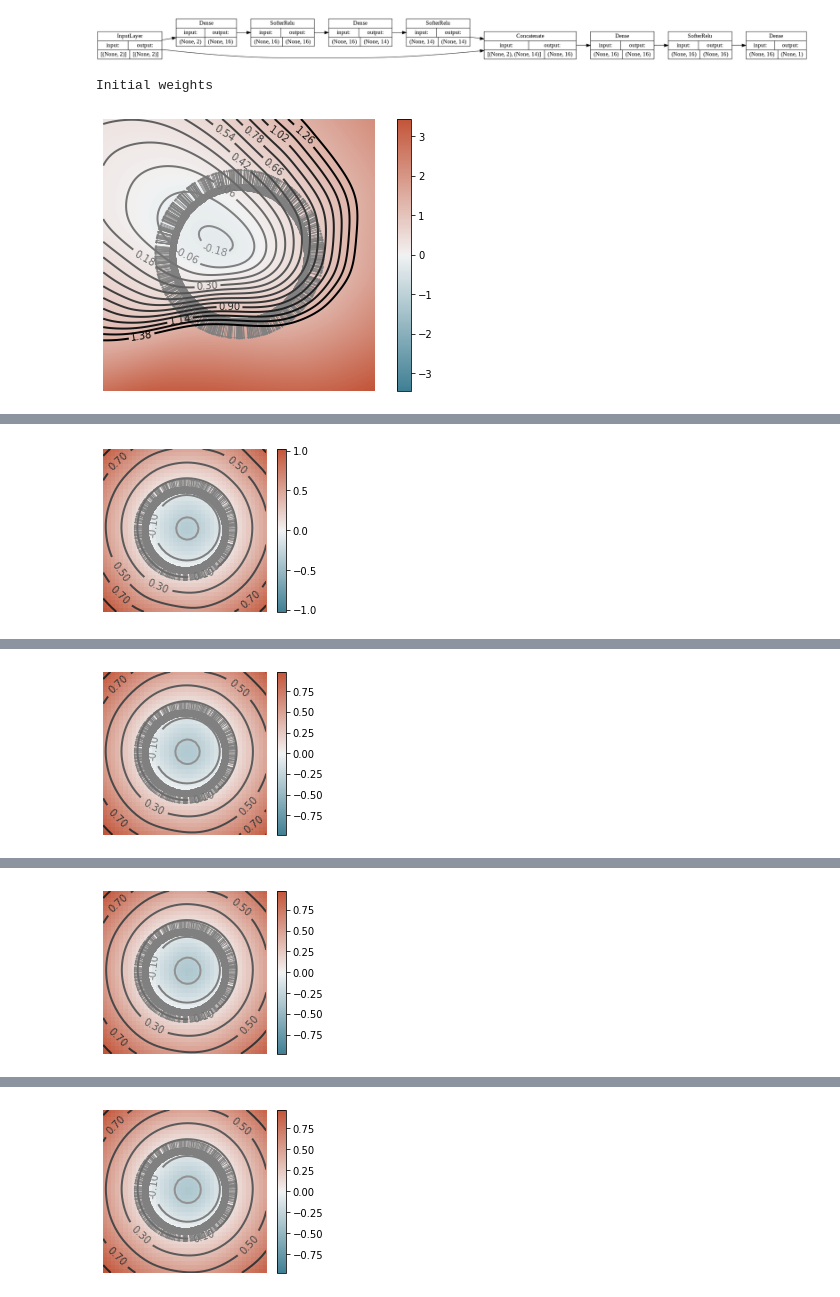
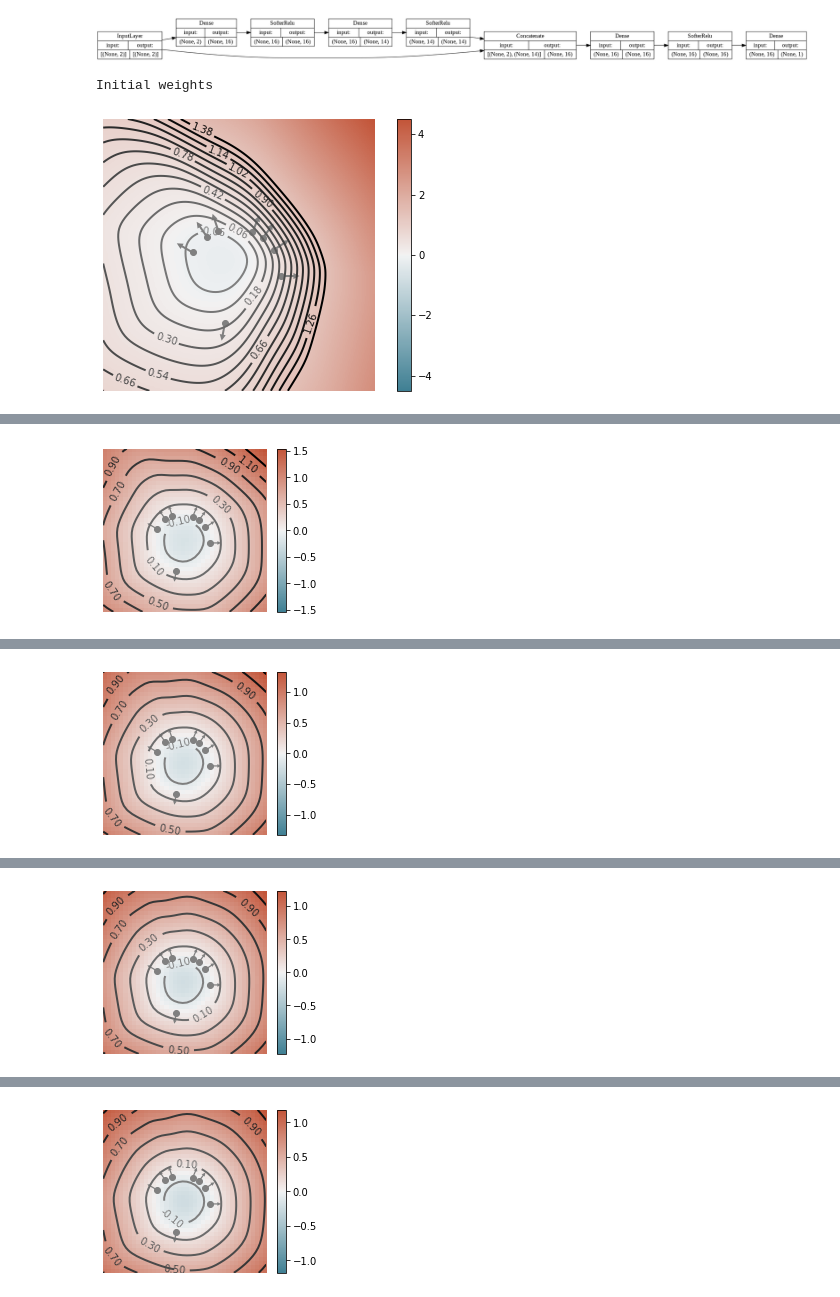
Before and after one commit to Egoago/Onlab, a Jupyter notebook: Önlab.ipynb, the cells around one changed output, grey strips where cells are left out. Drawn from its saved outputs; the diff is of its cells as text; code cells hidden in the pictures.

```diff
--- a/Önlab.ipynb
+++ b/Önlab.ipynb
@@ -50,19 +50,20 @@ fourPointsN = np.array([
                    [1.0,0.0],
                    [-1.0,0.0],
                    ])
-res = 1000
+res = 8
 circle = np.empty((res,2))
 circleN = np.empty((res,2))
 for i in range(res):
   phi = np.random.rand()*2*np.pi
   circle[i] =  [np.cos(phi)/2+0.5, np.sin(phi)/2+0.5]
   circleN[i] = [np.cos(phi), np.sin(phi)]
+plt.figure(figsize=(8,7))
 plt.scatter(circle[:,0], circle[:,1], c='green', marker='o', label='circle', alpha=0.3)
 plt.scatter(square[:,0], square[:,1], c='brown', marker='s', label='square', alpha=0.3)
 plt.scatter(fourPoints[:,0], fourPoints[:,1], c='red', marker='D', label='four points', alpha=0.3)
 plt.quiver(circle[:,0], circle[:,1], circleN[:,0], circleN[:,1], color='red', alpha=0.3)
 plt.legend(loc='upper left')
-plt.xlim(0, 1)
-plt.ylim(0, 1)
+plt.xlim(-0.1, 1.1)
+plt.ylim(-0.1, 1.1)
 plt.show()
 # %% [output]
@@ -99,7 +100,7 @@ class Sampler(Sequence):
   def __init__(self, batchCount, volumeSampleSize, surfaceSampleSize, controlPoints, controlNormals):
     self.batchCount = batchCount
     self.volumeSampleSize = volumeSampleSize
-    self.surfaceSampleSize = surfaceSampleSize
+    self.surfaceSampleSize = surfaceSampleSize if surfaceSampleSize <= controlPoints.shape[0] else controlPoints.shape[0]
     self.controlPoints = controlPoints
     self.controlNormals = controlNormals
     self.seed = Sampler.seed
@@ -124,10 +125,8 @@ class Sampler(Sequence):
 ##Creating model
 # %%
 class CustomModel(Model):
-  def __init__(self, eikonalLambda = 0.1, normalLambda = 1, *args, **kwargs):
+  def __init__(self, *args, **kwargs):
     super(CustomModel, self).__init__(*args, **kwargs)
-    self.eikonalLambda = eikonalLambda
-    self.normalLambda = normalLambda
     self.initialWeights = self.get_weights()
 
   def train_step(self, data):
@@ -188,8 +187,10 @@ class CustomModel(Model):
   def reset(self):
     self.set_weights(self.initialWeights)
 
-  def compile(self, useNormals = False, *args, **kwargs):
+  def compile(self, useNormals = False, eikonalLambda = 0.1, normalLambda = 1, *args, **kwargs):
     self.useNormals=useNormals
+    self.eikonalLambda = eikonalLambda
+    self.normalLambda = normalLambda
     super(CustomModel,self).compile(*args,**kwargs)
 # %%
 #@title Softer Relu activation { display-mode: "form" }
@@ -319,7 +320,7 @@ layerCount = 3 #@param {type:"slider", min:1, max:8, step:1}
 skipLayer = 2 #@param {type:"slider", min:0, max:8, step:1}
 layerNeurons = 16 #@param {type:"slider", min:8, max:64, step:8}
 activation = "softerRelu" #@param ["relu", "softmax", "softerRelu", "elu"]
-activationParam = 20 #@param {type:"number"}
+activationParam = 25 #@param {type:"number"}
 learningRate = 0.0015 #@param {type:"slider", min:0.0005, max:0.002, step:0.0001}
 
 def getActivation():
@@ -359,31 +360,35 @@ Trainable variables: 575
 # %%
 #@title Train
 batchCount = 1000 #@param {type:"slider", min:10, max:10000, step:10}
-volumeSampleSize = 8 #@param {type:"slider", min:1, max:2048, step:1}
+volumeSampleSize = 1 #@param {type:"slider", min:1, max:2048, step:1}
 surfaceSampleSize = 8 #@param {type:"slider", min:1, max:2048, step:1}
 epochs = 10 #@param {type:"integer"}
 useNormals = True #@param {type:"boolean"}
 reset = True #@param {type:"boolean"}
 save = '' #@param {type:"string"}
+normalLambda =  4#@param {type:"number"}
+eikonalLambda = 0.1 #@param {type:"number"}
 
 scaler = Scaler(circle)
 controlPoints = scaler.getTrainingData()
 controlNormals = circleN if useNormals else None
 if reset:
   model.reset()
 model.compile(optimizer = Adam(lr = 0.0015),
-              useNormals=useNormals)
+              normalLambda = normalLambda,
+              eikonalLambda = eikonalLambda,
+              useNormals = useNormals)
 history = model.fit(Sampler(batchCount = batchCount,
                                   volumeSampleSize = volumeSampleSize,
                                   surfaceSampleSize = surfaceSampleSize,
                                   controlPoints = controlPoints,
                                   controlNormals = controlNormals),
                     verbose = 1,
                     callbacks = [PlotCallback(model, controlPoints, controlNormals, 1)],
                     epochs = epochs)
 if len(save)>0:
   model.save_weights('./saves/' + save)
 # %% [output]
 Initial weights
-[figure, old version]
+[figure, new version]
 Epoch 1/10
@@ -391,2 +396,2 @@ Epoch 1/10
-[figure, old version]
+[figure, new version]
 Epoch 2/10
@@ -394,2 +399,2 @@ Epoch 2/10
-[figure, old version]
+[figure, new version]
 Epoch 3/10
@@ -397,2 +402,2 @@ Epoch 3/10
-[figure, old version]
+[figure, new version]
 Epoch 4/10
@@ -400,2 +405,2 @@ Epoch 4/10
-[figure, old version]
+[figure, new version]
 Epoch 5/10
```
Also changed, not shown: parts of 3 cells of this notebook.
